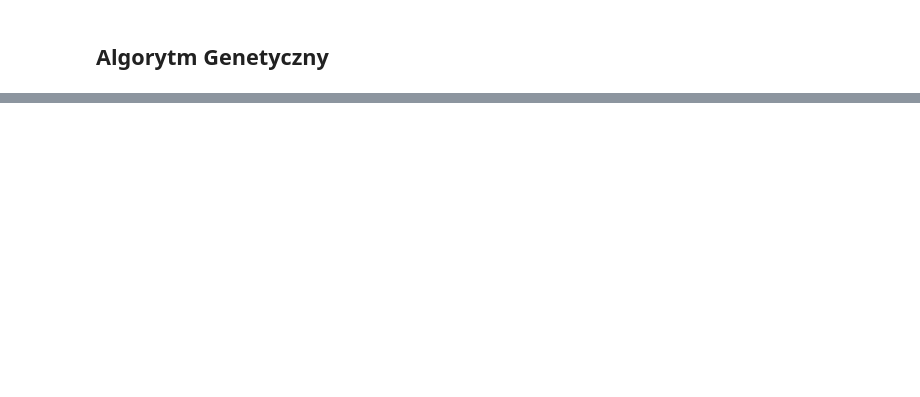
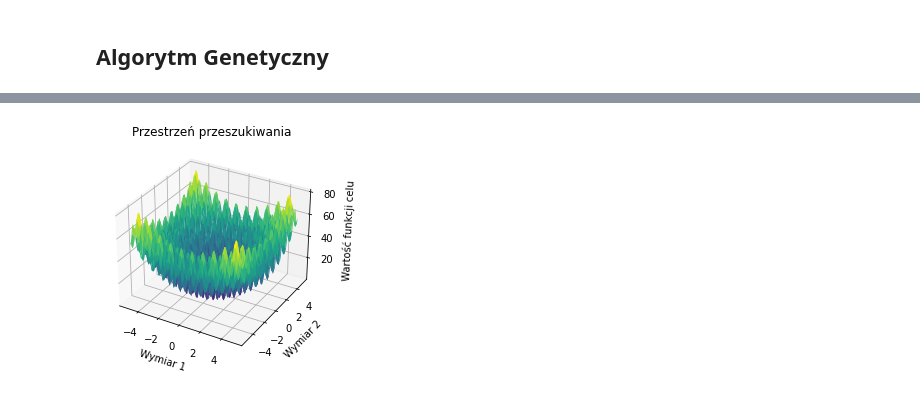
Before and after one commit to MaciejSzerwinski/Genetic_Algorithm_AI, a Jupyter notebook: Genetic_Algorithm.ipynb, the cells around one changed output, grey strips where cells are left out. Cells and saved outputs as stored; diff of their text form; code cells hidden in the pictures; blank space fills up the shorter version.

```diff
--- a/Genetic_Algorithm.ipynb
+++ b/Genetic_Algorithm.ipynb
@@ -256,0 +250,5 @@ plot_operator_counts(operator_counts_sphere, operator_counts_rastrigin)
+# %%
+# Wykres 3D przestrzeni przeszukiwania dla funkcji Rastrigina
+plot_3d_fitness_landscape(rastrigin, min_value, max_value)
+# %% [output]
+[figure, added]
```
Also changed, not shown: parts of 22 cells of this notebook.
